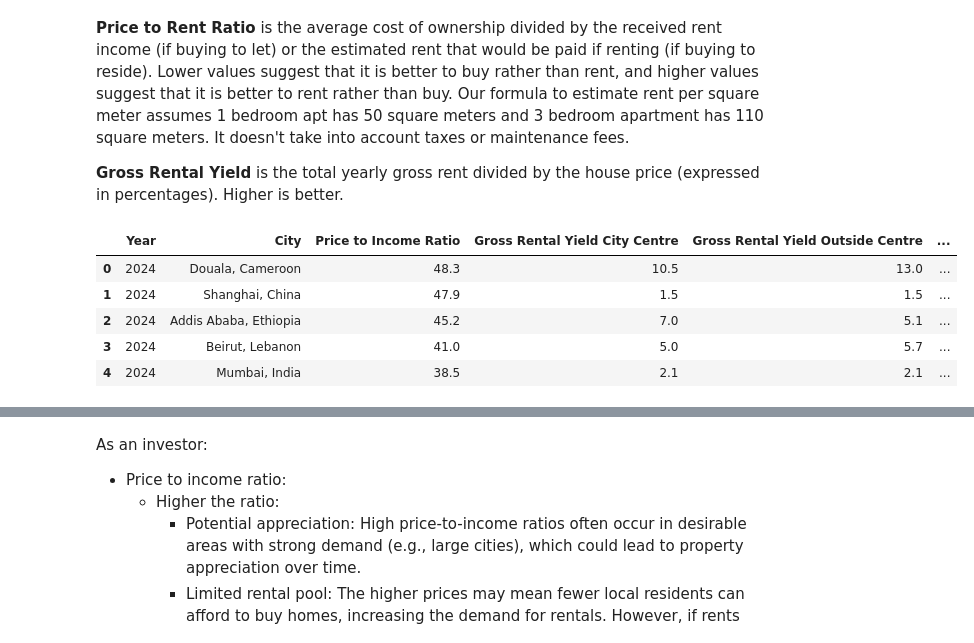
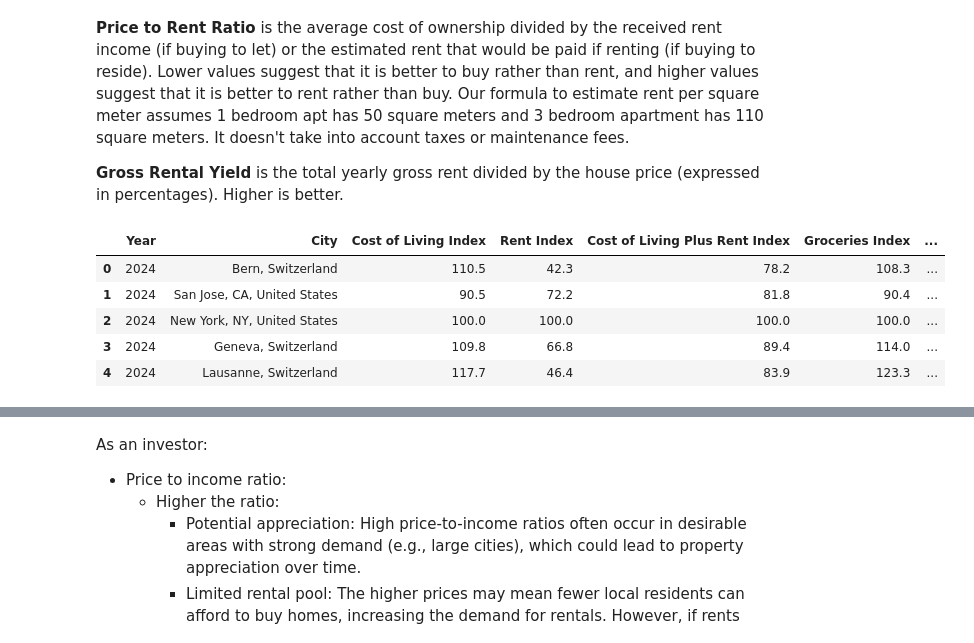
Before and after one commit to brianpkho/numebo-analysis, a Jupyter notebook: property_price_analysis.ipynb, the cells around one changed output, grey strips where cells are left out. Cells and saved outputs as stored; diff of their text form; code cells hidden in the pictures.

```diff
--- a/property_price_analysis.ipynb
+++ b/property_price_analysis.ipynb
@@ -24,4 +24,5 @@ import json
 
 # Set display option to show all rows
 pd.set_option("display.max_rows", 100)
+pd.set_option("display.max_columns", 100)
 # %%
@@ -29,9 +32,12 @@ df = pd.read_json('data/property_price.json')
+# %%
+cost_of_living_df = pd.read_json("data/cost_of_living.json")
+cost_of_living_df = cost_of_living_df.drop(columns=["Cost of Living Details"])
 # %%
-df.head()
+cost_of_living_df.head()
 # %% [output]
-|  | Year | City | Price to Income Ratio | Gross Rental Yield City Centre | Gross Rental Yield Outside Centre | ... |
-| 0 | 2024 | Douala, Cameroon | 48.3 | 10.5 | 13.0 | ... |
-| 1 | 2024 | Shanghai, China | 47.9 | 1.5 | 1.5 | ... |
-| 2 | 2024 | Addis Ababa, Ethiopia | 45.2 | 7.0 | 5.1 | ... |
-| 3 | 2024 | Beirut, Lebanon | 41.0 | 5.0 | 5.7 | ... |
-| 4 | 2024 | Mumbai, India | 38.5 | 2.1 | 2.1 | ... |
+|  | Year | City | Cost of Living Index | Rent Index | Cost of Living Plus Rent Index | Groceries Index | ... |
+| 0 | 2024 | Bern, Switzerland | 110.5 | 42.3 | 78.2 | 108.3 | ... |
+| 1 | 2024 | San Jose, CA, United States | 90.5 | 72.2 | 81.8 | 90.4 | ... |
+| 2 | 2024 | New York, NY, United States | 100.0 | 100.0 | 100.0 | 100.0 | ... |
+| 3 | 2024 | Geneva, Switzerland | 109.8 | 66.8 | 89.4 | 114.0 | ... |
+| 4 | 2024 | Lausanne, Switzerland | 117.7 | 46.4 | 83.9 | 123.3 | ... |
```
Also changed, not shown: parts of 11 cells of this notebook, 3 other files.
